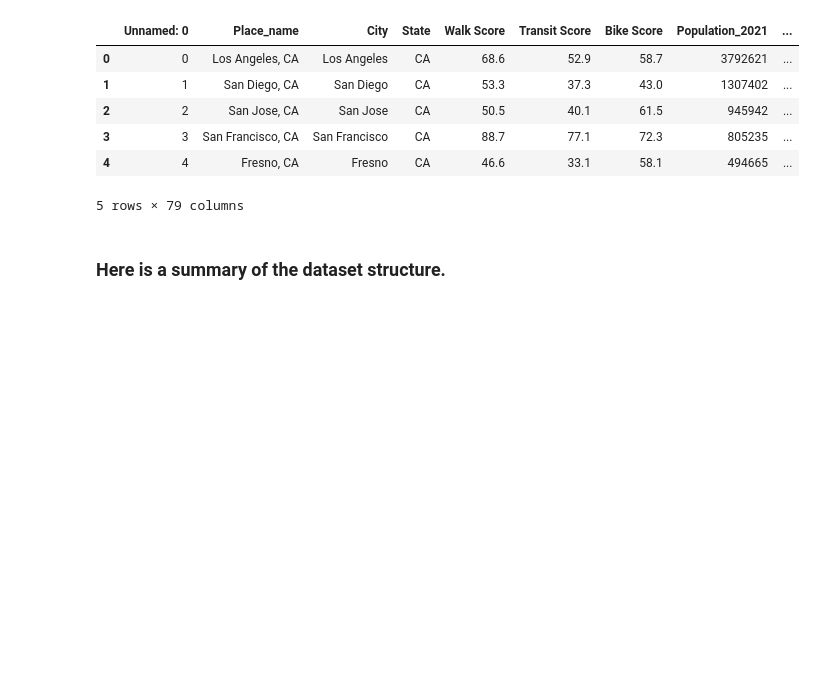
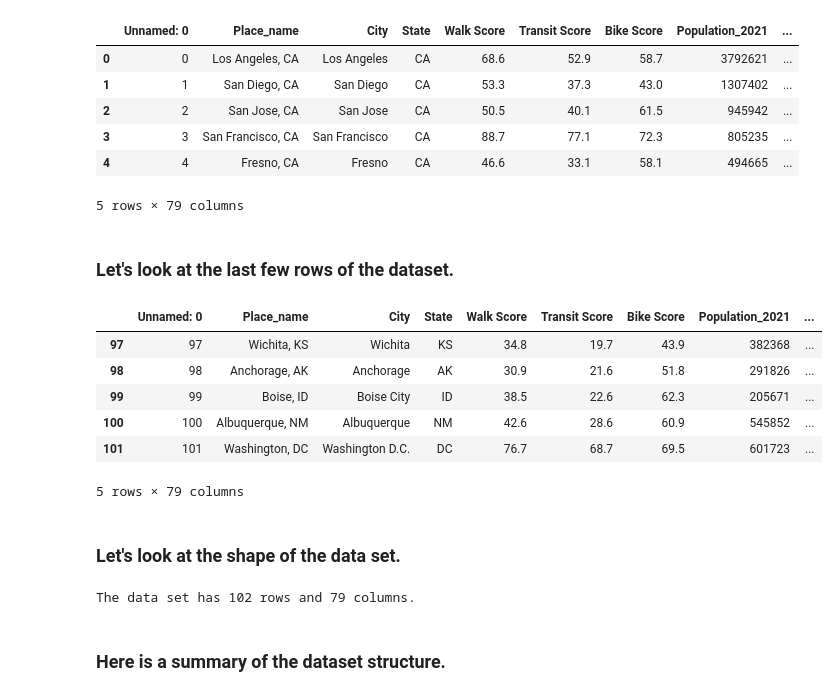
Before and after one commit to TinaBaldwin/US_Cities_Data, a Jupyter notebook: Cleaning_connectivity.ipynb, the cells around one changed output. Cells and saved outputs as stored; diff of their text form; code cells hidden in the pictures; blank space fills up the shorter version.

```diff
--- a/Cleaning_connectivity.ipynb
+++ b/Cleaning_connectivity.ipynb
@@ -19,6 +19,26 @@ connectivity.head()
 | 3 | 3 | San Francisco, CA | San Francisco | CA | 88.7 | 77.1 | 72.3 | 805235 | ... |
 | 4 | 4 | Fresno, CA | Fresno | CA | 46.6 | 33.1 | 58.1 | 494665 | ... |
 5 rows × 79 columns
+# %% [markdown]
+### Let's look at the last few rows of the dataset.
+# %%
+connectivity.tail()
+# %% [output]
+|  | Unnamed: 0 | Place_name | City | State | Walk Score | Transit Score | Bike Score | Population_2021 | ... |
+| 97 | 97 | Wichita, KS | Wichita | KS | 34.8 | 19.7 | 43.9 | 382368 | ... |
+| 98 | 98 | Anchorage, AK | Anchorage | AK | 30.9 | 21.6 | 51.8 | 291826 | ... |
+| 99 | 99 | Boise, ID | Boise City | ID | 38.5 | 22.6 | 62.3 | 205671 | ... |
+| 100 | 100 | Albuquerque, NM | Albuquerque | NM | 42.6 | 28.6 | 60.9 | 545852 | ... |
+| 101 | 101 | Washington, DC | Washington D.C. | DC | 76.7 | 68.7 | 69.5 | 601723 | ... |
+5 rows × 79 columns
+# %% [markdown]
+### Let's look at the shape of the data set.
+# %%
+connectivity_shape = connectivity.shape
+
+print(f'The data set has {connectivity_shape[0]} rows and {connectivity_shape[1]} columns.')
+# %% [output]
+The data set has 102 rows and 79 columns.
 # %% [markdown]
 ### Here is a summary of the dataset structure.
 # %%
```
Also changed, not shown: parts of 8 cells of this notebook, 1 other file.
